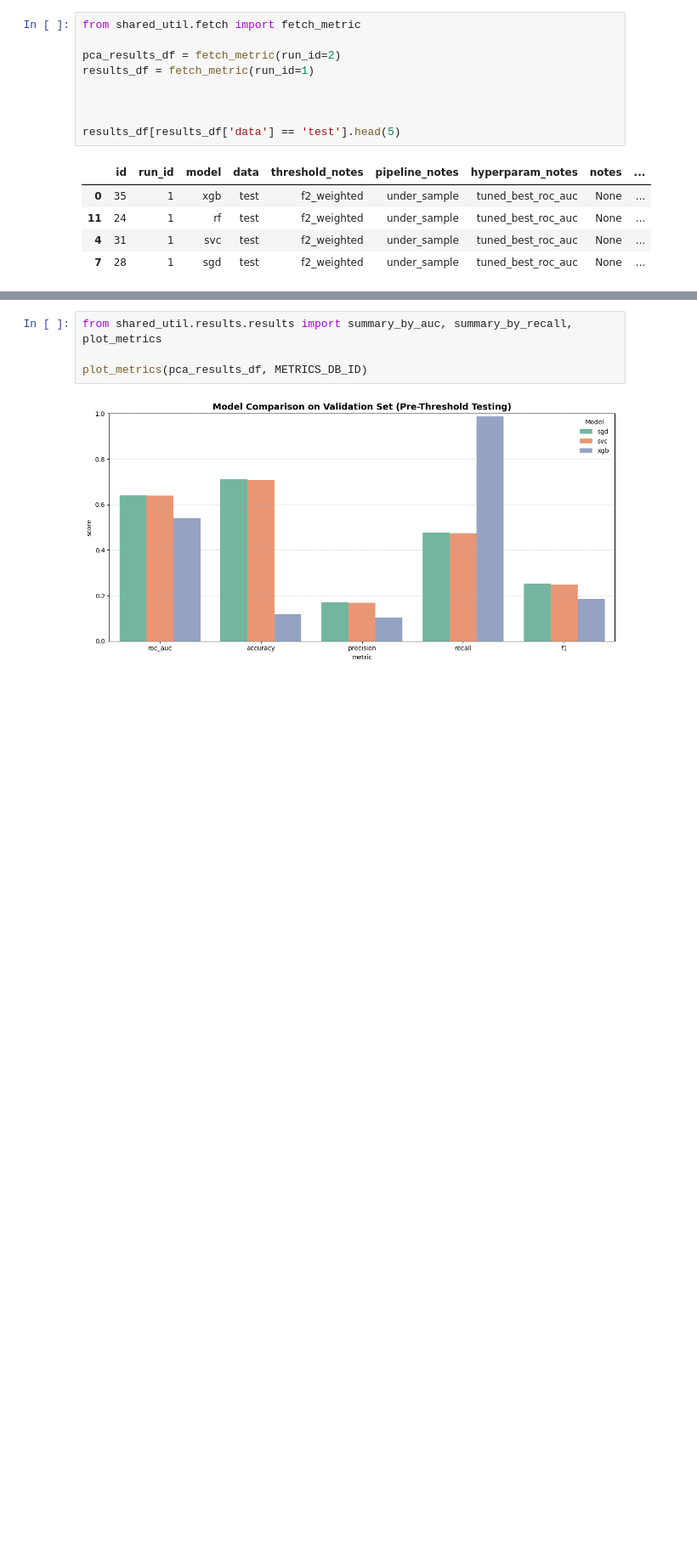
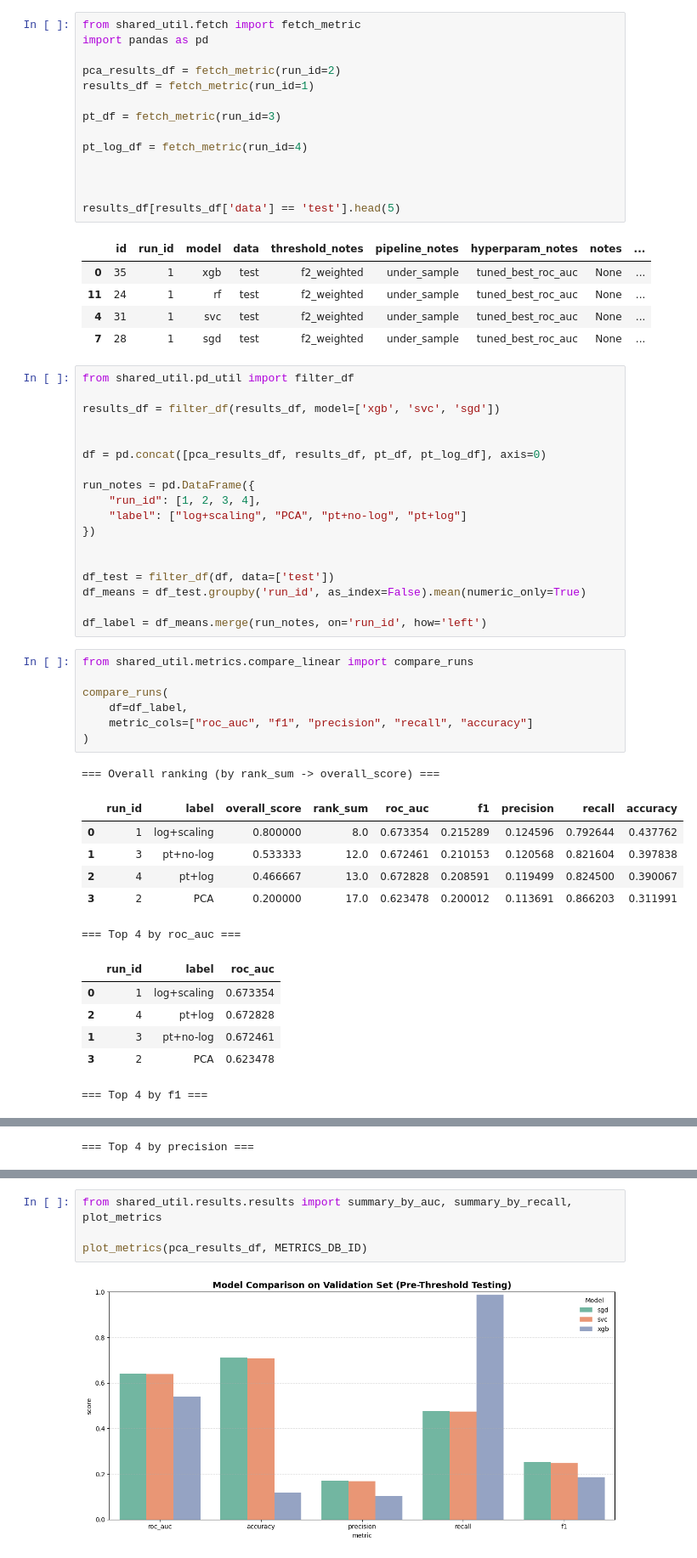
Before and after one commit to meaton96/Eaton_633_Project, a Jupyter notebook: notebooks/000_Main.ipynb, the cells around one changed output, grey strips where cells are left out. Shown at 85% size. Cells and saved outputs as stored; diff of their text form; blank space fills up the shorter version.

```diff
--- a/notebooks/000_Main.ipynb
+++ b/notebooks/000_Main.ipynb
@@ -23,10 +23,15 @@ LOG_TRANSFORM_COLS = np.array(
 # Results
 # %%
 from shared_util.fetch import fetch_metric
+import pandas as pd
 
 pca_results_df = fetch_metric(run_id=2)
 results_df = fetch_metric(run_id=1)
 
+pt_df = fetch_metric(run_id=3)
+
+pt_log_df = fetch_metric(run_id=4)
+
 
 
 results_df[results_df['data'] == 'test'].head(5)
@@ -36,3 +41,42 @@ results_df[results_df['data'] == 'test'].head(5)
 | 11 | 24 | 1 | rf | test | f2_weighted | under_sample | tuned_best_roc_auc | None | ... |
 | 4 | 31 | 1 | svc | test | f2_weighted | under_sample | tuned_best_roc_auc | None | ... |
 | 7 | 28 | 1 | sgd | test | f2_weighted | under_sample | tuned_best_roc_auc | None | ... |
+# %%
+from shared_util.pd_util import filter_df
+
+results_df = filter_df(results_df, model=['xgb', 'svc', 'sgd'])
+
+
+df = pd.concat([pca_results_df, results_df, pt_df, pt_log_df], axis=0)
+
+run_notes = pd.DataFrame({
+    "run_id": [1, 2, 3, 4],
+    "label": ["log+scaling", "PCA", "pt+no-log", "pt+log"]
+})
+
+
+df_test = filter_df(df, data=['test'])
+df_means = df_test.groupby('run_id', as_index=False).mean(numeric_only=True)
+
+df_label = df_means.merge(run_notes, on='run_id', how='left')
+# %%
+from shared_util.metrics.compare_linear import compare_runs
+
+compare_runs(
+    df=df_label,
+    metric_cols=["roc_auc", "f1", "precision", "recall", "accuracy"]
+)
+# %% [output]
+=== Overall ranking (by rank_sum -> overall_score) ===
+|  | run_id | label | overall_score | rank_sum | roc_auc | f1 | precision | recall | accuracy |
+| 0 | 1 | log+scaling | 0.800000 | 8.0 | 0.673354 | 0.215289 | 0.124596 | 0.792644 | 0.437762 |
+| 1 | 3 | pt+no-log | 0.533333 | 12.0 | 0.672461 | 0.210153 | 0.120568 | 0.821604 | 0.397838 |
+| 2 | 4 | pt+log | 0.466667 | 13.0 | 0.672828 | 0.208591 | 0.119499 | 0.824500 | 0.390067 |
+| 3 | 2 | PCA | 0.200000 | 17.0 | 0.623478 | 0.200012 | 0.113691 | 0.866203 | 0.311991 |
+=== Top 4 by roc_auc ===
+|  | run_id | label | roc_auc |
+| 0 | 1 | log+scaling | 0.673354 |
+| 2 | 4 | pt+log | 0.672828 |
+| 1 | 3 | pt+no-log | 0.672461 |
+| 3 | 2 | PCA | 0.623478 |
+=== Top 4 by f1 ===
@@ -38,0 +88 @@ results_df[results_df['data'] == 'test'].head(5)
+=== Top 4 by precision ===
```
Also changed, not shown: parts of 20 cells of this notebook, 4 other files.
